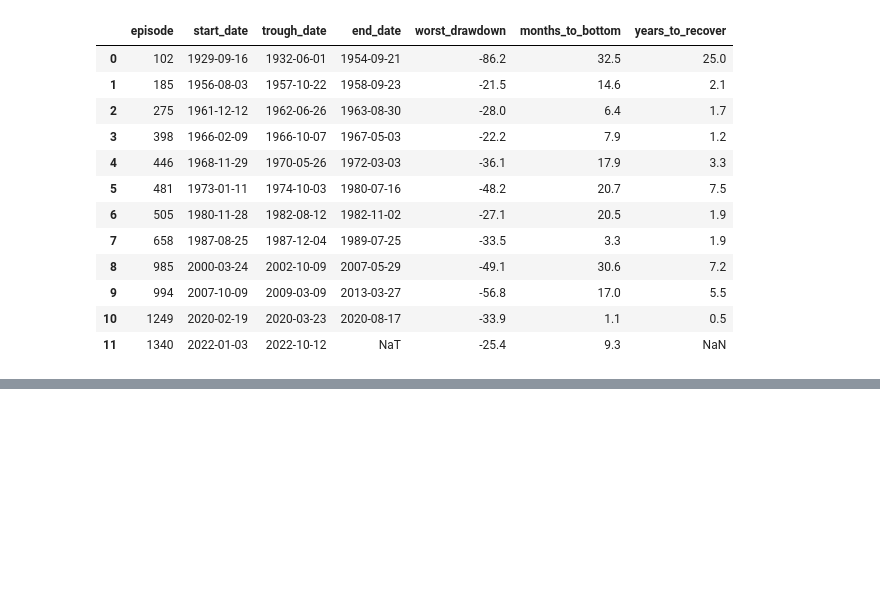
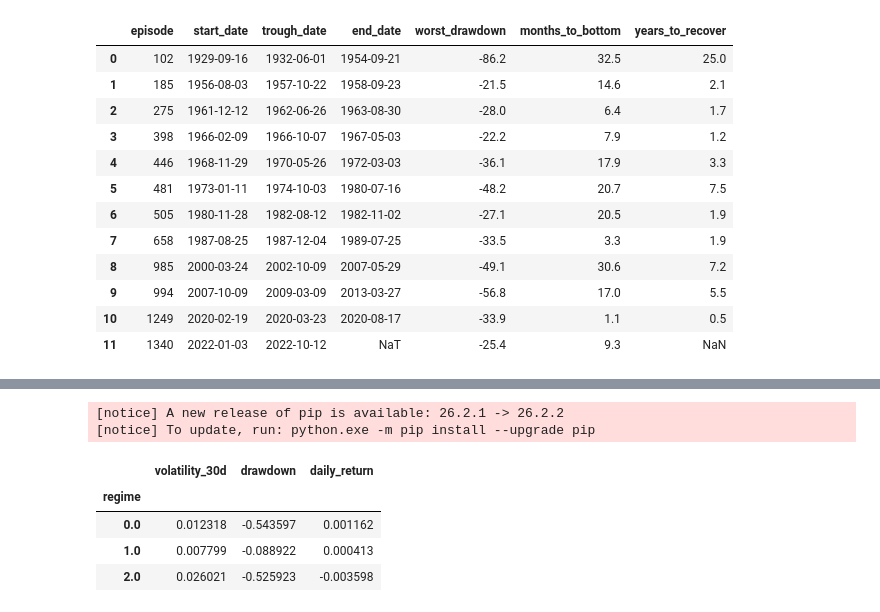
Before and after one commit to meowthaum/SNP500-Study, a Jupyter notebook: SNP500-Analysis/01_explore.ipynb, the cells around one changed output, grey strips where cells are left out. Cells and saved outputs as stored; diff of their text form; code cells hidden in the pictures; blank space fills up the shorter version.

```diff
--- a/SNP500-Analysis/01_explore.ipynb
+++ b/SNP500-Analysis/01_explore.ipynb
@@ -117,0 +195,20 @@ bear_markets
+# %%
+%pip install scikit-learn
+from sklearn.cluster import KMeans
+from sklearn.preprocessing import StandardScaler
+
+# Features describing the market's "mood" on each day
+features = df[["volatility_30d", "drawdown"]].copy()
+features["return_20d"] = df["Close"].pct_change(20)  # last month's return
+features = features.dropna()
+
+# Put features on the same scale so no single one dominates
+scaled = StandardScaler().fit_transform(features)
+
+# Group days into 3 regimes
+kmeans = KMeans(n_clusters=3, random_state=42, n_init=10)
+df.loc[features.index, "regime"] = kmeans.fit_predict(scaled)
+
+# What does each regime look like on average?
+df.groupby("regime")[["volatility_30d", "drawdown", "daily_return"]].mean()
+# %% [output]
@@ -117,0 +223,7 @@ bear_markets
+[notice] A new release of pip is available: 26.2.1 -> 26.2.2
+[notice] To update, run: python.exe -m pip install --upgrade pip
+|  | volatility_30d | drawdown | daily_return |
+| regime |  |  |  |
+| 0.0 | 0.012318 | -0.543597 | 0.001162 |
+| 1.0 | 0.007799 | -0.088922 | 0.000413 |
+| 2.0 | 0.026021 | -0.525923 | -0.003598 |
```
Also changed, not shown: parts of 6 cells of this notebook.
